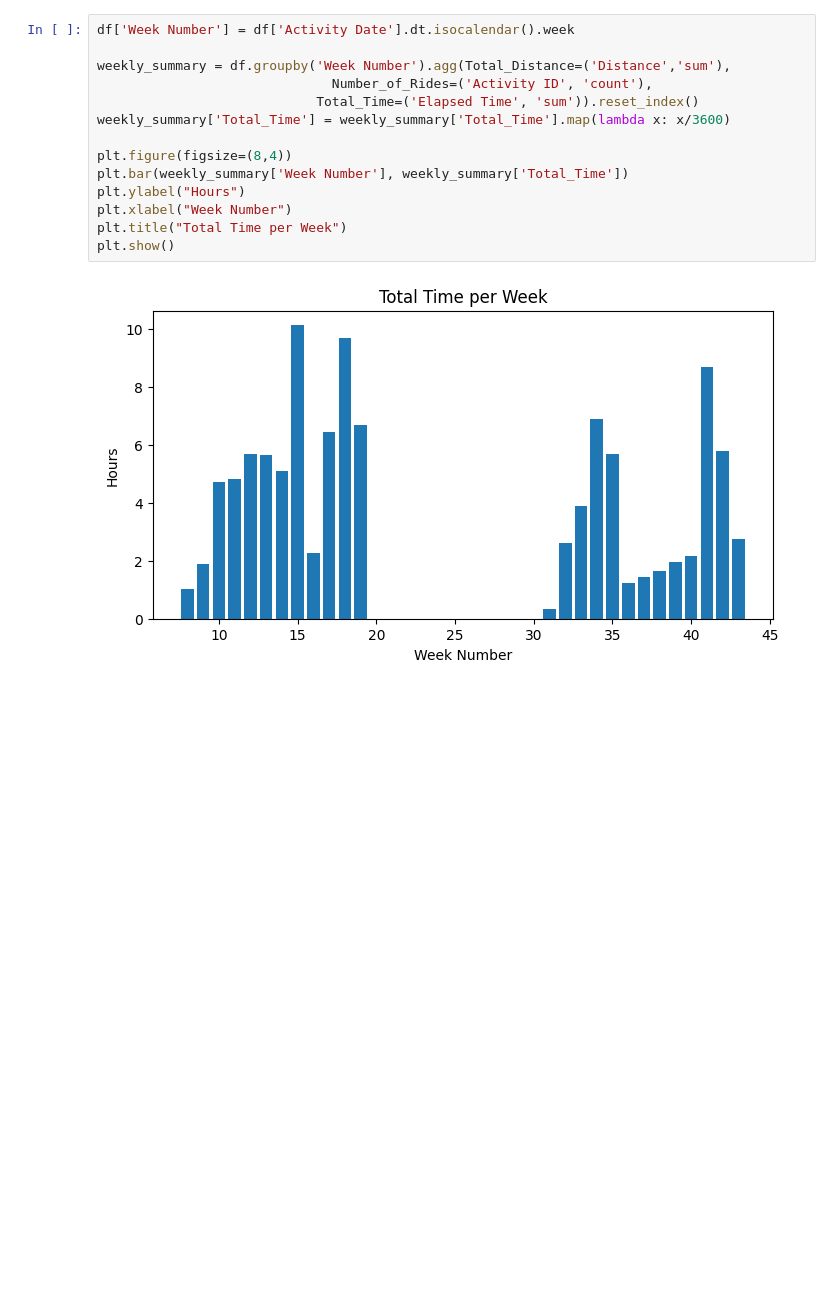
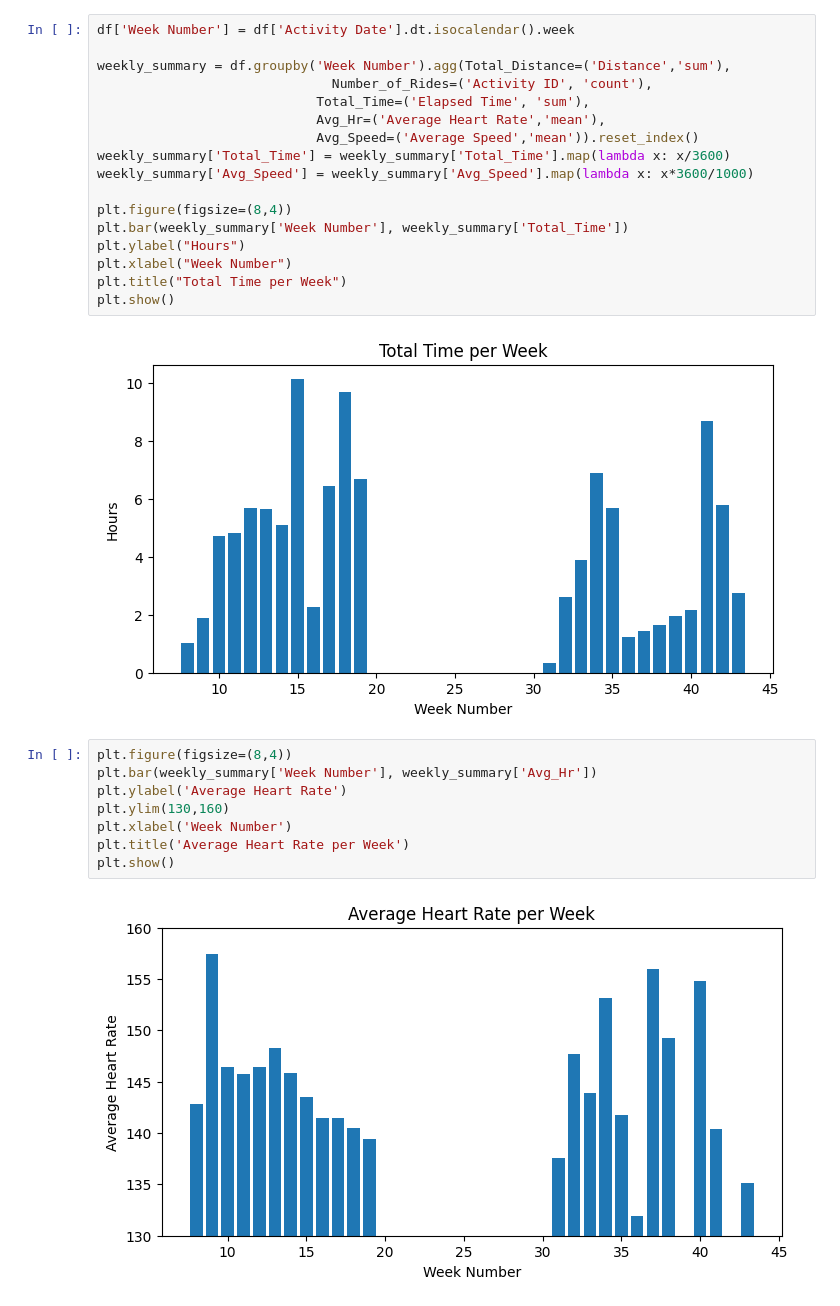
Before and after one commit to somecho/cycling-season-review-2024, a Jupyter notebook: season_review.ipynb, the cells around one changed output. Drawn from its saved outputs; the diff is of its cells as text; blank space fills up the shorter version.

```diff
--- a/season_review.ipynb
+++ b/season_review.ipynb
@@ -136,8 +136,11 @@ df['Week Number'] = df['Activity Date'].dt.isocalendar().week
 
 weekly_summary = df.groupby('Week Number').agg(Total_Distance=('Distance','sum'),
                               Number_of_Rides=('Activity ID', 'count'),
-                            Total_Time=('Elapsed Time', 'sum')).reset_index()
+                            Total_Time=('Elapsed Time', 'sum'),
+                            Avg_Hr=('Average Heart Rate','mean'),
+                            Avg_Speed=('Average Speed','mean')).reset_index()
 weekly_summary['Total_Time'] = weekly_summary['Total_Time'].map(lambda x: x/3600)
+weekly_summary['Avg_Speed'] = weekly_summary['Avg_Speed'].map(lambda x: x*3600/1000)
 
 plt.figure(figsize=(8,4))
 plt.bar(weekly_summary['Week Number'], weekly_summary['Total_Time'])
@@ -147,3 +150,13 @@ plt.title("Total Time per Week")
 plt.show()
 # %% [output]
 [figure]
+# %%
+plt.figure(figsize=(8,4))
+plt.bar(weekly_summary['Week Number'], weekly_summary['Avg_Hr'])
+plt.ylabel('Average Heart Rate')
+plt.ylim(130,160)
+plt.xlabel('Week Number')
+plt.title('Average Heart Rate per Week')
+plt.show()
+# %% [output]
+[figure, added]
```
Also changed, not shown: parts of 2 cells of this notebook, 1 other file.
